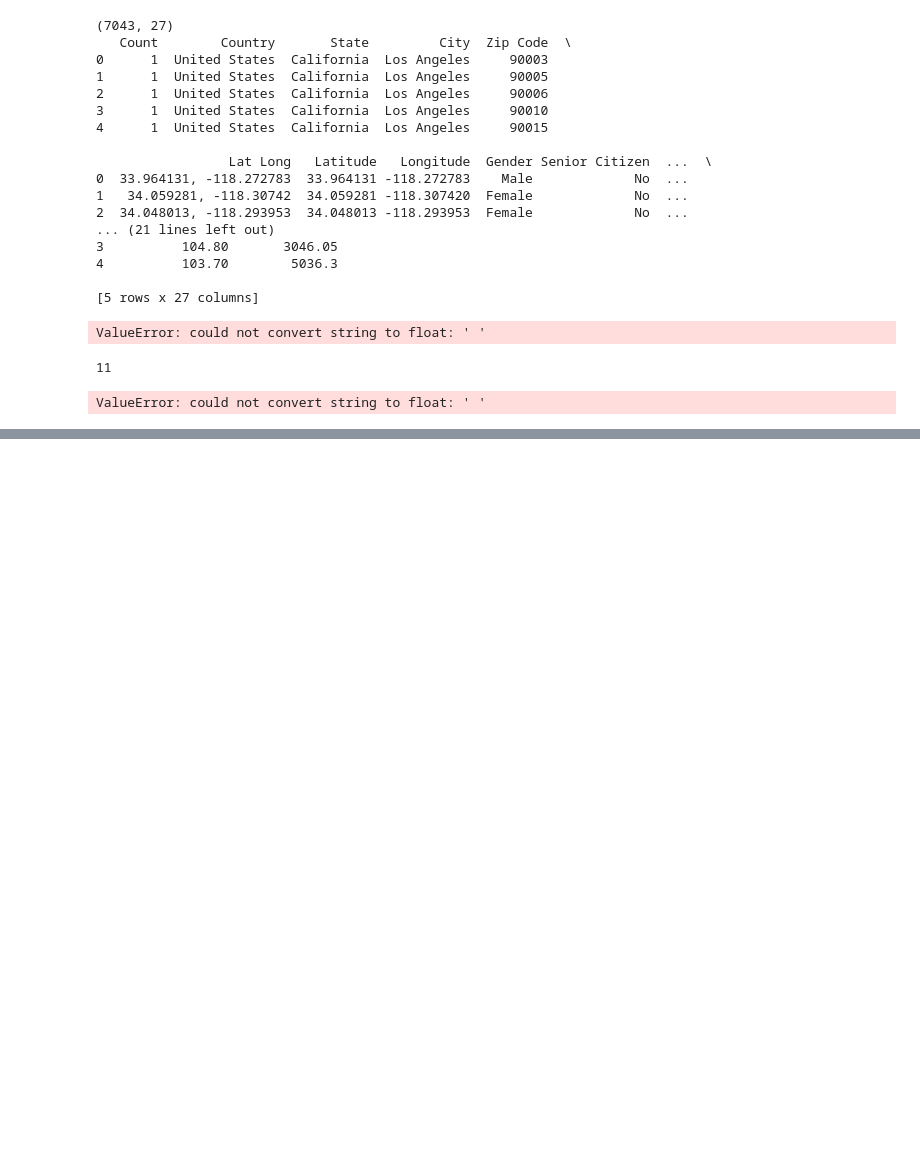
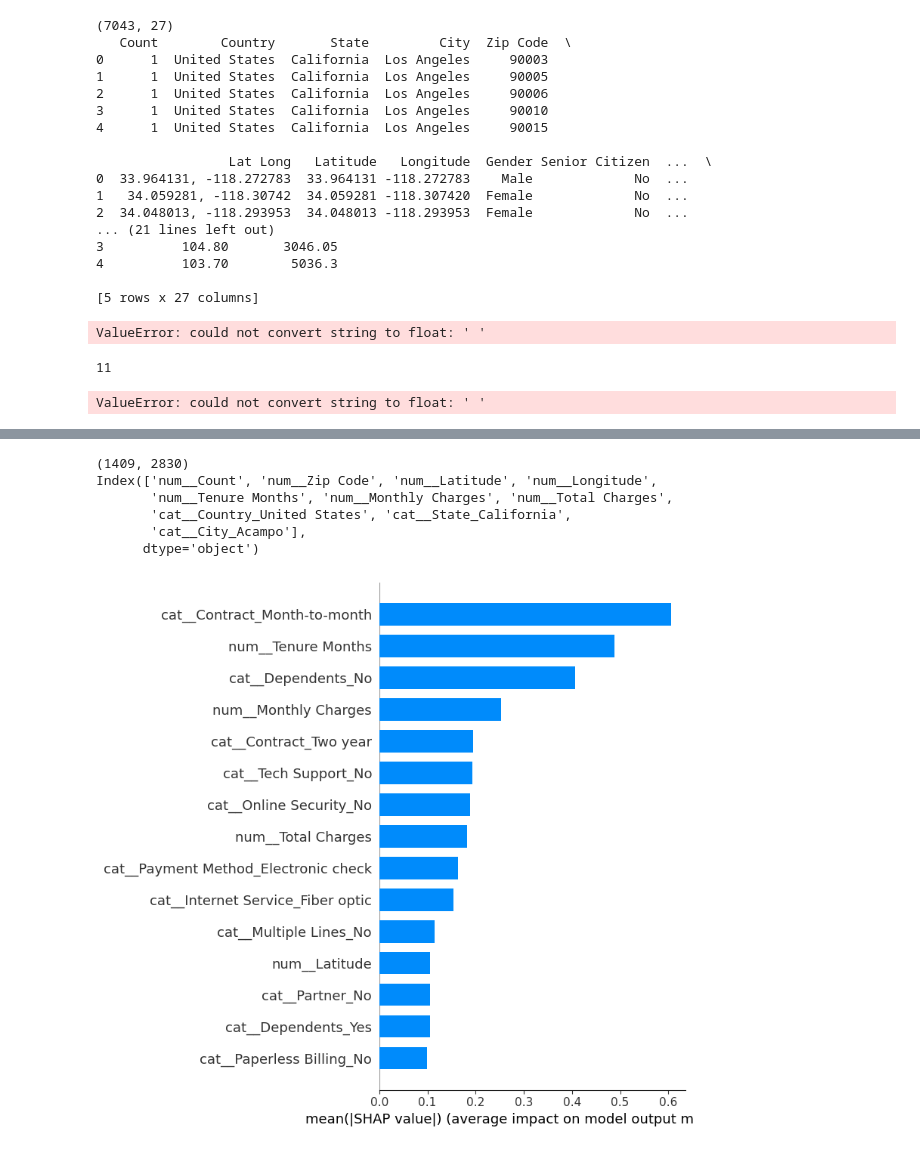
Before and after one commit to RATHICK2951/Data-Analytics---Batch10-, a Jupyter notebook: Notebook/SHAP.ipynb, the cells around one changed output, grey strips where cells are left out. Saved outputs shown, nothing was run; the diff lists cells and outputs as text; code cells hidden in the pictures; blank space fills up the shorter version.

```diff
--- a/Notebook/SHAP.ipynb
+++ b/Notebook/SHAP.ipynb
@@ -147,0 +280,5 @@ ValueError: could not convert string to float: ' '
+# %%
+feature_names = preprocessor.get_feature_names_out()
+
+print(len(feature_names))
+print(feature_names[:20])
@@ -147,0 +294,24 @@ ValueError: could not convert string to float: ' '
+# %%
+X_test_named = pd.DataFrame(
+    X_test,
+    columns=feature_names
+)
+
+print(X_test_named.shape)
+print(X_test_named.columns[:10])
+# %% [output]
+(1409, 2830)
+Index(['num__Count', 'num__Zip Code', 'num__Latitude', 'num__Longitude',
+       'num__Tenure Months', 'num__Monthly Charges', 'num__Total Charges',
+       'cat__Country_United States', 'cat__State_California',
+       'cat__City_Acampo'],
+      dtype='object')
+# %%
+shap.summary_plot(
+    shap_values,
+    X_test_named,
+    plot_type="bar",
+    max_display=15
+)
+# %% [output]
+[figure, added]
```
Also changed, not shown: parts of 33 cells of this notebook.
